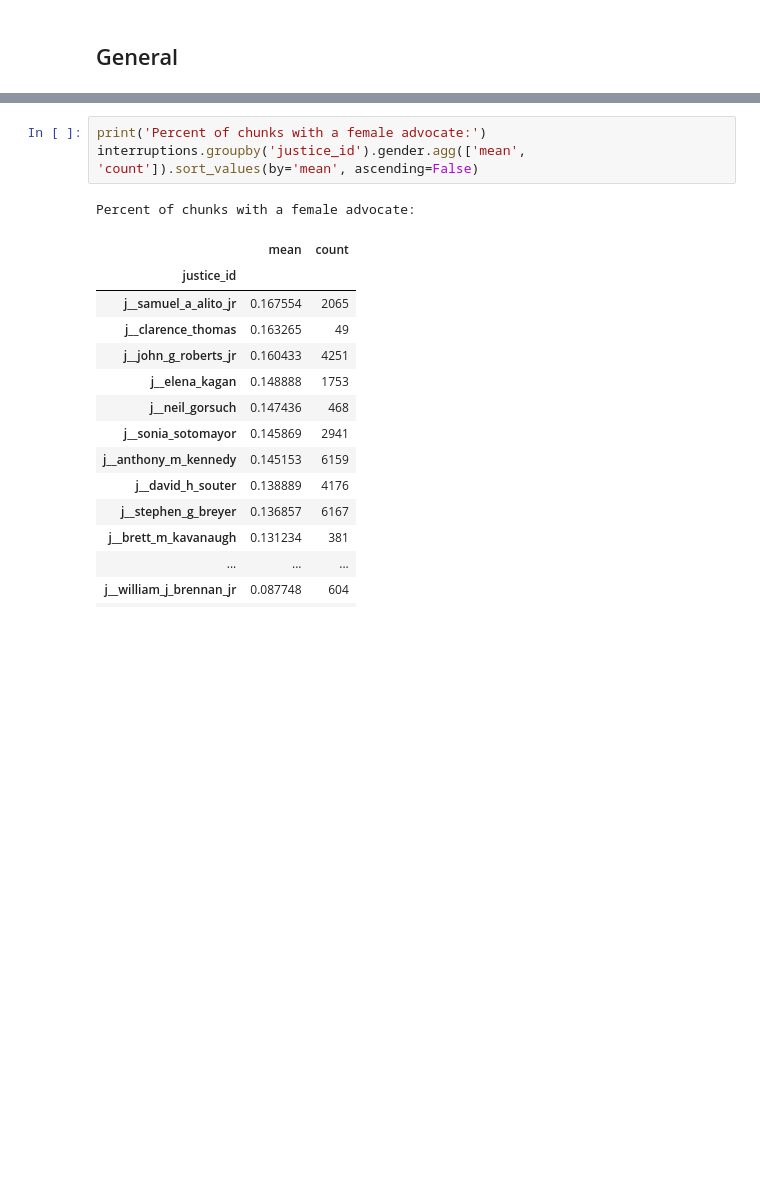
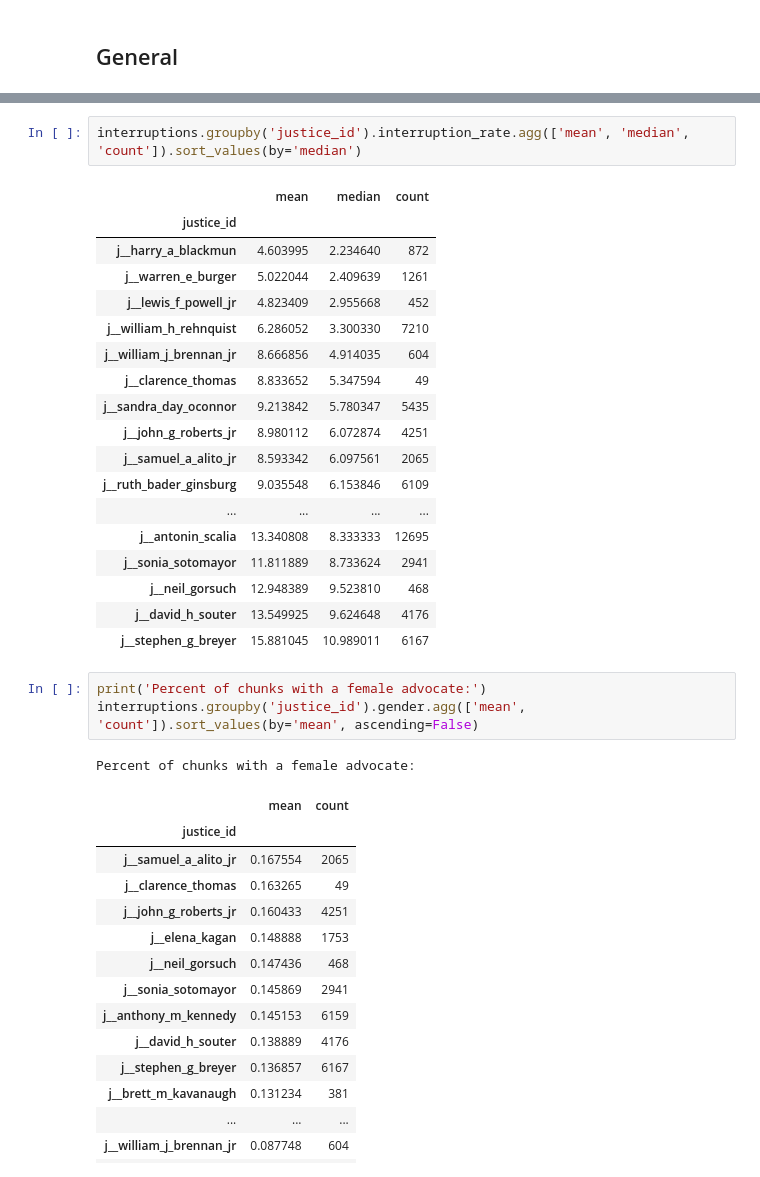
Before and after one commit to danielVebman/scorpus, a Jupyter notebook: v2/analysis.ipynb, the cells around one changed output, grey strips where cells are left out. Drawn from its saved outputs; the diff is of its cells as text; blank space fills up the shorter version.

```diff
--- a/v2/analysis.ipynb
+++ b/v2/analysis.ipynb
@@ -13,3 +25,24 @@ interruptions = pd.read_csv('flatfiles/merged_fields.csv')
+# %%
+interruptions.groupby('justice_id').interruption_rate.agg(['mean', 'median', 'count']).sort_values(by='median')
+# %% [output]
+|  | mean | median | count |
+| justice_id |  |  |  |
+| j__harry_a_blackmun | 4.603995 | 2.234640 | 872 |
+| j__warren_e_burger | 5.022044 | 2.409639 | 1261 |
+| j__lewis_f_powell_jr | 4.823409 | 2.955668 | 452 |
+| j__william_h_rehnquist | 6.286052 | 3.300330 | 7210 |
+| j__william_j_brennan_jr | 8.666856 | 4.914035 | 604 |
+| j__clarence_thomas | 8.833652 | 5.347594 | 49 |
+| j__sandra_day_oconnor | 9.213842 | 5.780347 | 5435 |
+| j__john_g_roberts_jr | 8.980112 | 6.072874 | 4251 |
+| j__samuel_a_alito_jr | 8.593342 | 6.097561 | 2065 |
+| j__ruth_bader_ginsburg | 9.035548 | 6.153846 | 6109 |
+| ... | ... | ... | ... |
+| j__antonin_scalia | 13.340808 | 8.333333 | 12695 |
+| j__sonia_sotomayor | 11.811889 | 8.733624 | 2941 |
+| j__neil_gorsuch | 12.948389 | 9.523810 | 468 |
+| j__david_h_souter | 13.549925 | 9.624648 | 4176 |
+| j__stephen_g_breyer | 15.881045 | 10.989011 | 6167 |
 # %%
 print('Percent of chunks with a female advocate:')
 interruptions.groupby('justice_id').gender.agg(['mean', 'count']).sort_values(by='mean', ascending=False)
```
Also changed, not shown: parts of 18 cells of this notebook, 3 other files.
